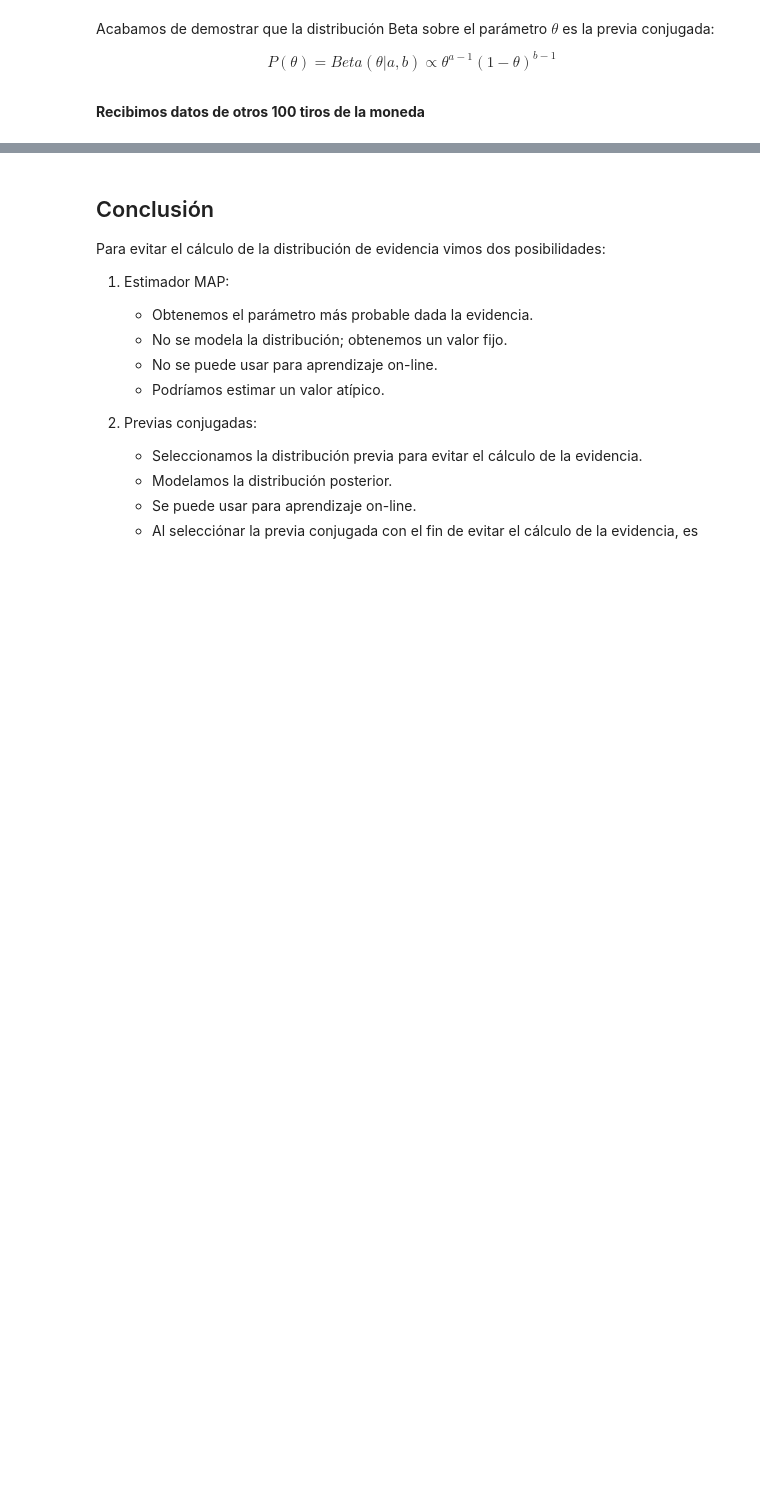
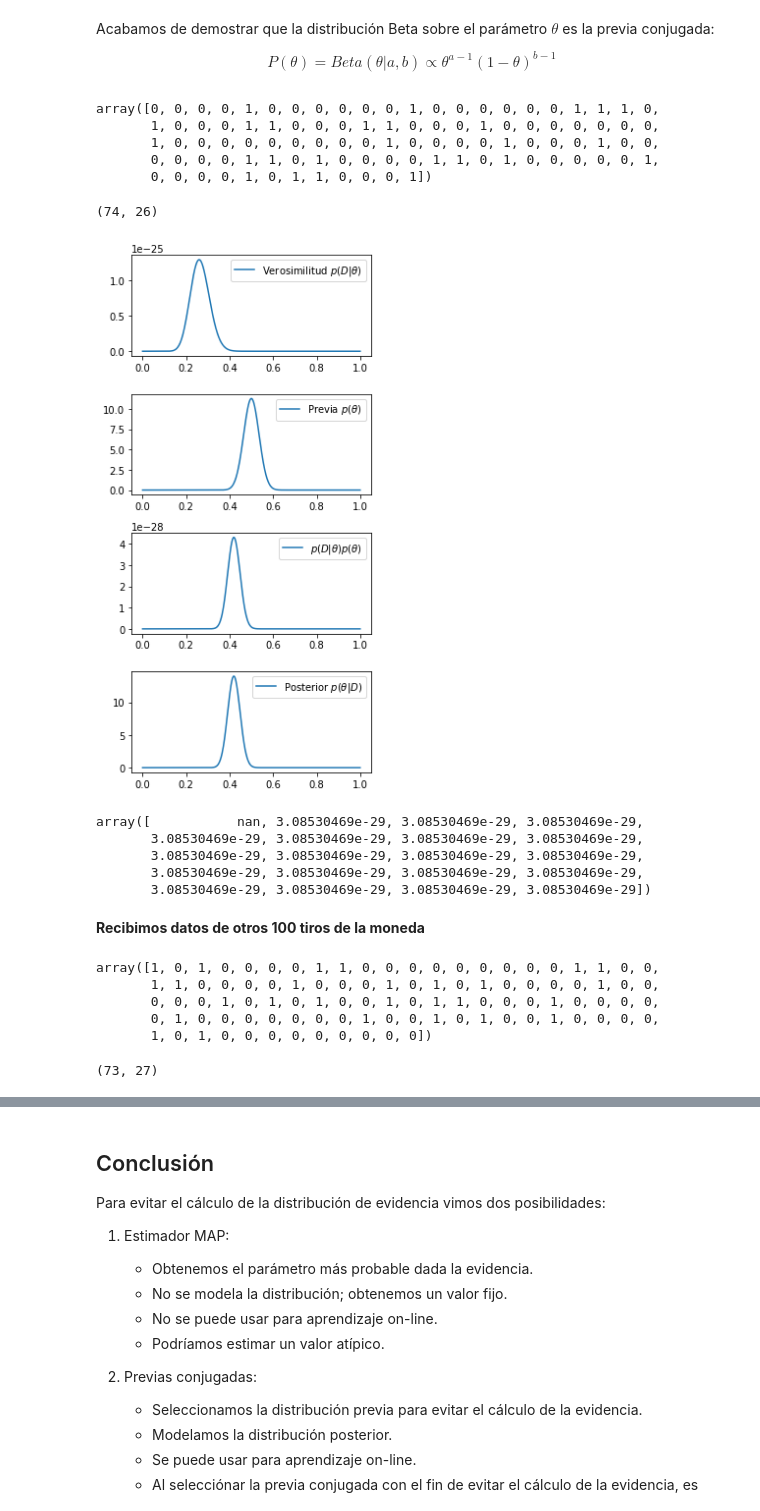
Before and after one commit to judith-ale/mebo2022, a Jupyter notebook: modulo1/tema4/3-bayes-previa-conjugadas.ipynb, the cells around one changed output, grey strips where cells are left out. Cells and saved outputs as stored; diff of their text form; code cells hidden in the pictures; blank space fills up the shorter version.

```diff
--- a/modulo1/tema4/3-bayes-previa-conjugadas.ipynb
+++ b/modulo1/tema4/3-bayes-previa-conjugadas.ipynb
@@ -445,2 +460,50 @@ $$
+# %%
+data
+# %% [output]
+array([0, 0, 0, 0, 1, 0, 0, 0, 0, 0, 0, 1, 0, 0, 0, 0, 0, 0, 1, 1, 1, 0,
+       1, 0, 0, 0, 1, 1, 0, 0, 0, 1, 1, 0, 0, 0, 1, 0, 0, 0, 0, 0, 0, 0,
+       1, 0, 0, 0, 0, 0, 0, 0, 0, 0, 1, 0, 0, 0, 0, 1, 0, 0, 0, 1, 0, 0,
+       0, 0, 0, 0, 1, 1, 0, 1, 0, 0, 0, 0, 1, 1, 0, 1, 0, 0, 0, 0, 0, 1,
+       0, 0, 0, 0, 1, 0, 1, 1, 0, 0, 0, 1])
+# %%
+N1 = data.sum()
+N0 = len(data) - N1
+N0, N1
+# %% [output]
+(74, 26)
+# %%
+a0, b0 = 2, 2
+previa = beta(a=a0, b=b0)
+# %%
+a1, b1 = a0 + N1, b0 + N0
+posterior = beta(a=a1, b=b1)
+# %%
+t = np.linspace(0, 1, 1001)
+verosimilitud = t**N1 * (1 - t)**N0
+# %%
+plt.figure(figsize=(4, 8))
+plt.subplot(4, 1, 1)
+plt.plot(t, verosimilitud, label=r'Verosimilitud $p(D|\theta)$')
+plt.legend()
+plt.subplot(4, 1, 2)
+plt.plot(t, previa.pdf(t), label=r'Previa $p(\theta)$')
+plt.legend()
+plt.subplot(4, 1, 3)
+plt.plot(t, verosimilitud * previa.pdf(t), label=r'$p(D|\theta)p(\theta)$')
+plt.legend()
+plt.subplot(4, 1, 4)
+plt.plot(t, posterior.pdf(t), label=r'Posterior $p(\theta|D)$')
+plt.legend()
+plt.tight_layout()
+# %% [output]
+[figure, added]
+# %%
+(verosimilitud * previa.pdf(t) / posterior.pdf(t))[:20]
+# %% [output]
+array([           nan, 3.08530469e-29, 3.08530469e-29, 3.08530469e-29,
+       3.08530469e-29, 3.08530469e-29, 3.08530469e-29, 3.08530469e-29,
+       3.08530469e-29, 3.08530469e-29, 3.08530469e-29, 3.08530469e-29,
+       3.08530469e-29, 3.08530469e-29, 3.08530469e-29, 3.08530469e-29,
+       3.08530469e-29, 3.08530469e-29, 3.08530469e-29, 3.08530469e-29])
 # %% [markdown]
 **Recibimos datos de otros 100 tiros de la moneda**
@@ -446,0 +512,14 @@ $$
+# %%
+data_
+# %% [output]
+array([1, 0, 1, 0, 0, 0, 0, 1, 1, 0, 0, 0, 0, 0, 0, 0, 0, 0, 1, 1, 0, 0,
+       1, 1, 0, 0, 0, 0, 1, 0, 0, 0, 1, 0, 1, 0, 1, 0, 0, 0, 0, 1, 0, 0,
+       0, 0, 0, 1, 0, 1, 0, 1, 0, 0, 1, 0, 1, 1, 0, 0, 0, 1, 0, 0, 0, 0,
+       0, 1, 0, 0, 0, 0, 0, 0, 0, 1, 0, 0, 1, 0, 1, 0, 0, 1, 0, 0, 0, 0,
+       1, 0, 1, 0, 0, 0, 0, 0, 0, 0, 0, 0])
+# %%
+N1_ = data_.sum()
+N0_ = len(data_) - N1_
+N0_, N1_
+# %% [output]
+(73, 27)
```
Also changed, not shown: parts of 13 cells of this notebook.
